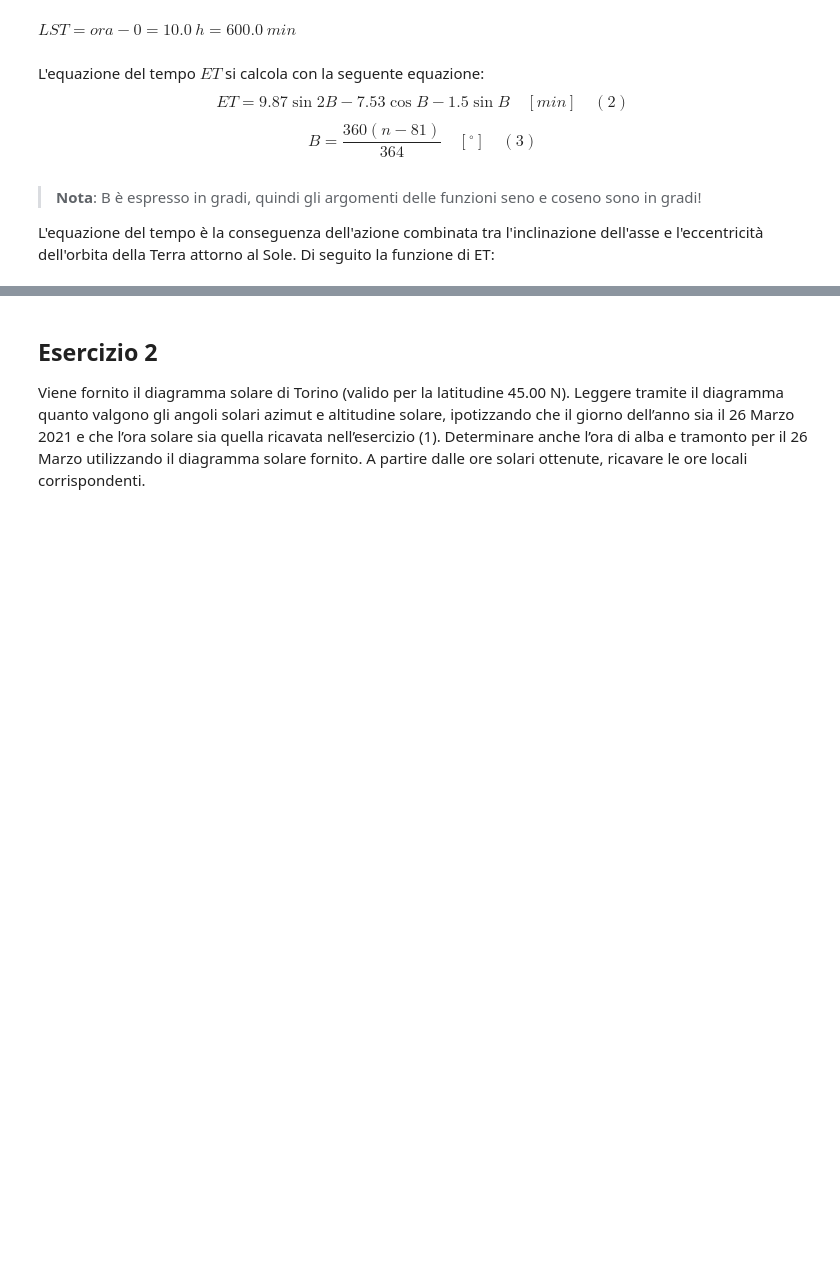
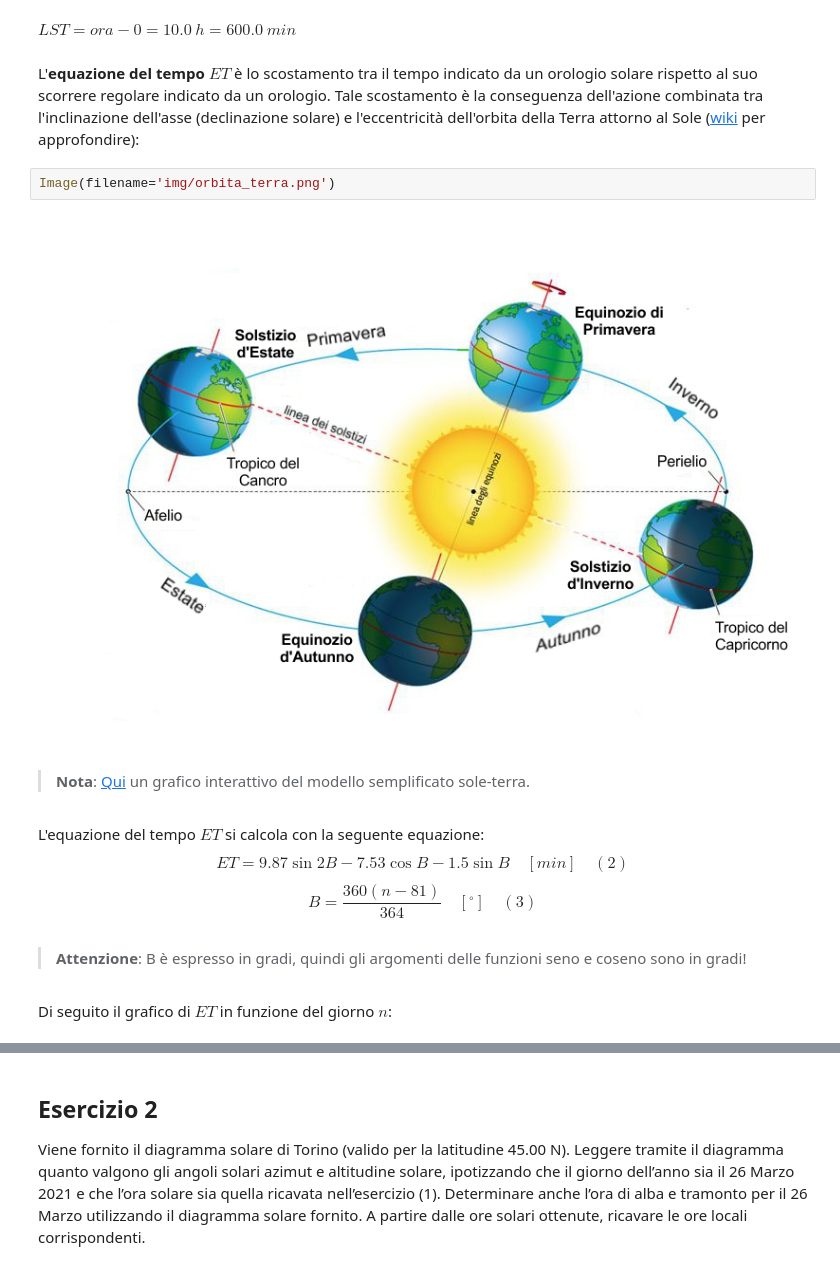
Before and after one commit to DSSchiera/materials, a Jupyter notebook: EFR2021_ES4_Angoli_Solari.ipynb, the cells around one changed output, grey strips where cells are left out. Saved outputs shown, nothing was run; the diff lists cells and outputs as text; blank space fills up the shorter version.

```diff
--- a/EFR2021_ES4_Angoli_Solari.ipynb
+++ b/EFR2021_ES4_Angoli_Solari.ipynb
@@ -73,14 +73,22 @@ LST = (ora - col)*60
 Markdown(f'$LST = ora - {col} = {ora-col} \ h = {round(LST,2)} \ min$')
 # %% [output]
 $LST = ora - 0 = 10.0 \ h = 600.0 \ min$
+# %% [markdown]
+L'**equazione del tempo** $ET$ è lo scostamento tra il tempo indicato da un orologio solare rispetto al suo scorrere regolare indicato da un orologio. Tale scostamento è la conseguenza dell'azione combinata tra l'inclinazione dell'asse (declinazione solare) e l'eccentricità dell'orbita della Terra attorno al Sole ([wiki](https://it.wikipedia.org/wiki/Equazione_del_tempo) per approfondire):
+# %%
+Image(filename='img/orbita_terra.png')
+# %% [output]
+[figure, added]
+# %% [markdown]
+>**Nota**: [Qui](https://www.geogebra.org/m/nwhgeqkz) un grafico interattivo del modello semplificato sole-terra.
 # %% [markdown]
 L'equazione del tempo $ET$ si calcola con la seguente equazione:
 $$ET = 9.87\sin 2B -7.53\cos B -1.5\sin B  \quad [min] \quad (2)$$
 $$B = \frac{360(n-81)}{364} \quad [^{{\circ}}] \quad (3)$$
 # %% [markdown]
-> **Nota**: B è espresso in gradi, quindi gli argomenti delle funzioni seno e coseno sono in gradi!
-
-L'equazione del tempo è la conseguenza dell'azione combinata tra l'inclinazione dell'asse e l'eccentricità dell'orbita della Terra attorno al Sole. Di seguito la funzione di ET:
+> **Attenzione**: B è espresso in gradi, quindi gli argomenti delle funzioni seno e coseno sono in gradi!
+# %% [markdown]
+Di seguito il grafico di $ET$ in funzione del giorno $n$:
 # %%
 # ET function
 nx = np.array([x for x in range(1,366)])
```
Also changed, not shown: parts of 41 cells of this notebook.
